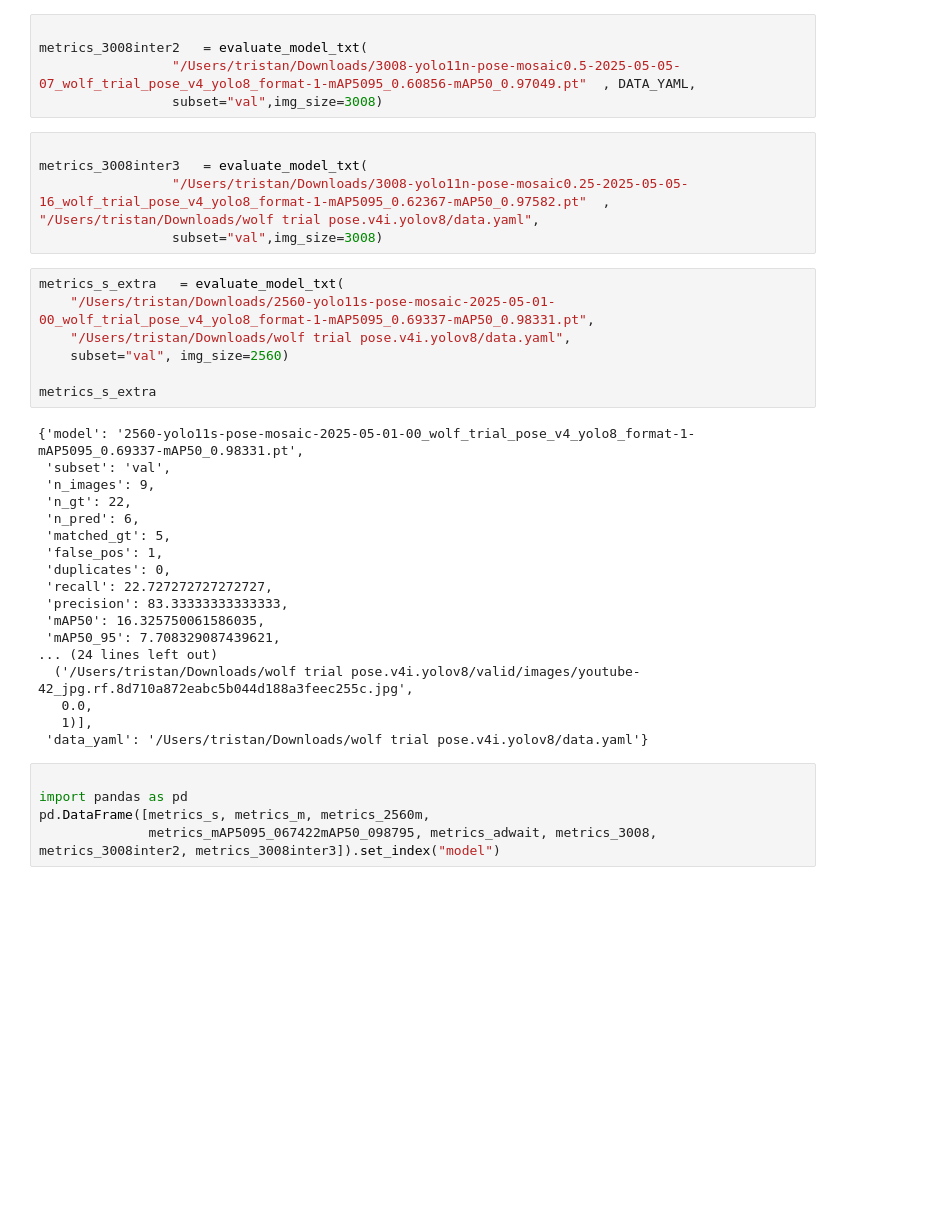
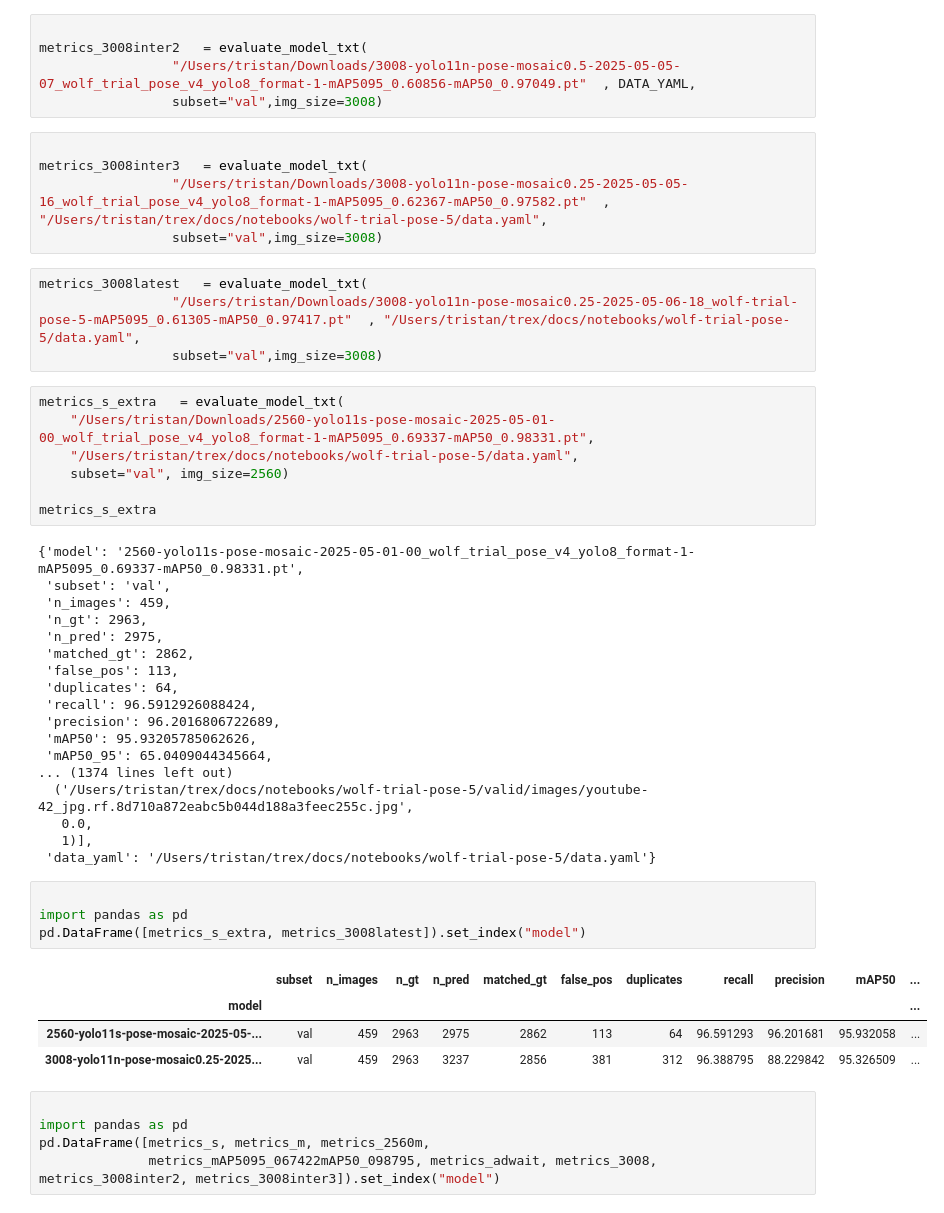
Before and after one commit to mooch443/trex, a Jupyter notebook: docs/notebooks/convert_coco_to_yolo.ipynb, the cells around one changed output. Cells and saved outputs as stored; diff of their text form; blank space fills up the shorter version.

Commit message:
* notebook

```diff
--- a/docs/notebooks/convert_coco_to_yolo.ipynb
+++ b/docs/notebooks/convert_coco_to_yolo.ipynb
@@ -530,33 +532,46 @@ metrics_3008inter2   = evaluate_model_txt(
 # %%
 
 metrics_3008inter3   = evaluate_model_txt(
-                 "/Users/tristan/Downloads/3008-yolo11n-pose-mosaic0.25-2025-05-05-16_wolf_trial_pose_v4_yolo8_format-1-mAP5095_0.62367-mAP50_0.97582.pt"  , "/Users/tristan/Downloads/wolf trial pose.v4i.yolov8/data.yaml",
+                 "/Users/tristan/Downloads/3008-yolo11n-pose-mosaic0.25-2025-05-05-16_wolf_trial_pose_v4_yolo8_format-1-mAP5095_0.62367-mAP50_0.97582.pt"  , "/Users/tristan/trex/docs/notebooks/wolf-trial-pose-5/data.yaml",
                  subset="val",img_size=3008)
+# %%
+metrics_3008latest   = evaluate_model_txt(
+                 "/Users/tristan/Downloads/3008-yolo11n-pose-mosaic0.25-2025-05-06-18_wolf-trial-pose-5-mAP5095_0.61305-mAP50_0.97417.pt"  , "/Users/tristan/trex/docs/notebooks/wolf-trial-pose-5/data.yaml",
+                 subset="val",img_size=3008)
 # %%
 metrics_s_extra   = evaluate_model_txt(
     "/Users/tristan/Downloads/2560-yolo11s-pose-mosaic-2025-05-01-00_wolf_trial_pose_v4_yolo8_format-1-mAP5095_0.69337-mAP50_0.98331.pt",
-    "/Users/tristan/Downloads/wolf trial pose.v4i.yolov8/data.yaml",
+    "/Users/tristan/trex/docs/notebooks/wolf-trial-pose-5/data.yaml",
     subset="val", img_size=2560)
 
 metrics_s_extra
 # %% [output]
 {'model': '2560-yolo11s-pose-mosaic-2025-05-01-00_wolf_trial_pose_v4_yolo8_format-1-mAP5095_0.69337-mAP50_0.98331.pt',
  'subset': 'val',
- 'n_images': 9,
- 'n_gt': 22,
- 'n_pred': 6,
- 'matched_gt': 5,
- 'false_pos': 1,
- 'duplicates': 0,
- 'recall': 22.727272727272727,
- 'precision': 83.33333333333333,
- 'mAP50': 16.325750061586035,
- 'mAP50_95': 7.708329087439621,
-... (24 lines left out)
-  ('/Users/tristan/Downloads/wolf trial pose.v4i.yolov8/valid/images/youtube-42_jpg.rf.8d710a872eabc5b044d188a3feec255c.jpg',
+ 'n_images': 459,
+ 'n_gt': 2963,
+ 'n_pred': 2975,
+ 'matched_gt': 2862,
+ 'false_pos': 113,
+ 'duplicates': 64,
+ 'recall': 96.5912926088424,
+ 'precision': 96.2016806722689,
+ 'mAP50': 95.93205785062626,
+ 'mAP50_95': 65.0409044345664,
+... (1374 lines left out)
+  ('/Users/tristan/trex/docs/notebooks/wolf-trial-pose-5/valid/images/youtube-42_jpg.rf.8d710a872eabc5b044d188a3feec255c.jpg',
    0.0,
    1)],
- 'data_yaml': '/Users/tristan/Downloads/wolf trial pose.v4i.yolov8/data.yaml'}
+ 'data_yaml': '/Users/tristan/trex/docs/notebooks/wolf-trial-pose-5/data.yaml'}
+# %%
+
+import pandas as pd
+pd.DataFrame([metrics_s_extra, metrics_3008latest]).set_index("model")
+# %% [output]
+|  | subset | n_images | n_gt | n_pred | matched_gt | false_pos | duplicates | recall | precision | mAP50 | ... |
+| model |  |  |  |  |  |  |  |  |  |  | ... |
+| 2560-yolo11s-pose-mosaic-2025-05-... | val | 459 | 2963 | 2975 | 2862 | 113 | 64 | 96.591293 | 96.201681 | 95.932058 | ... |
+| 3008-yolo11n-pose-mosaic0.25-2025... | val | 459 | 2963 | 3237 | 2856 | 381 | 312 | 96.388795 | 88.229842 | 95.326509 | ... |
 # %%
 
 import pandas as pd
```
Also changed, not shown: parts of 4 cells of this notebook.
